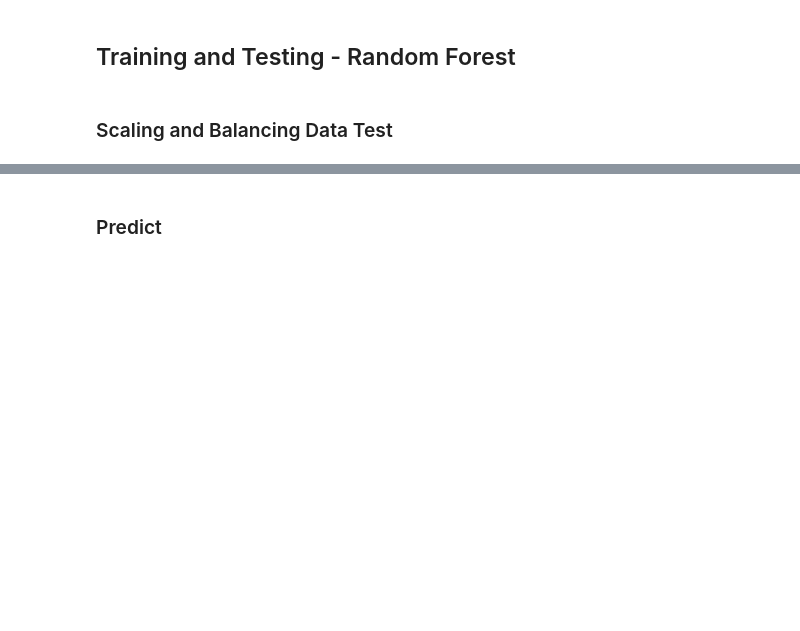
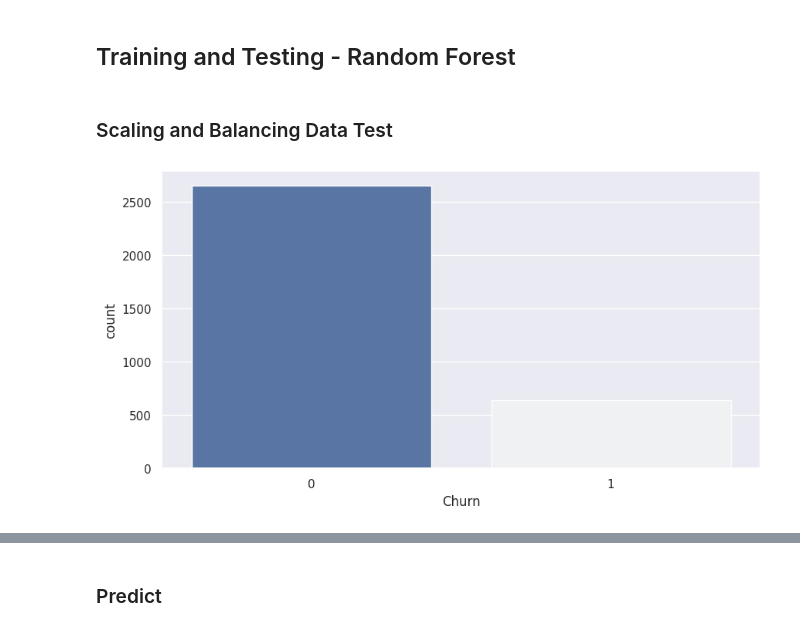
Before and after one commit to rodrigo-rngl/data-science-portfolio, a Jupyter notebook: top-bank-churn-predict/notebooks/Project Clients Churn Predict - V1.ipynb, the cells around one changed output, grey strips where cells are left out. Drawn from its saved outputs; the diff is of its cells as text; code cells hidden in the pictures; blank space fills up the shorter version.

```diff
--- a/top-bank-churn-predict/notebooks/Project Clients Churn Predict - V1.ipynb
+++ b/top-bank-churn-predict/notebooks/Project Clients Churn Predict - V1.ipynb
@@ -869,0 +874,5 @@ outfile.close()
+# %%
+# Visualizando proporção da variável resposta
+sns.countplot(x= y_test_model, palette= "light:b_r");
+# %% [output]
+[figure, added]
```
Also changed, not shown: parts of 74 cells of this notebook.
